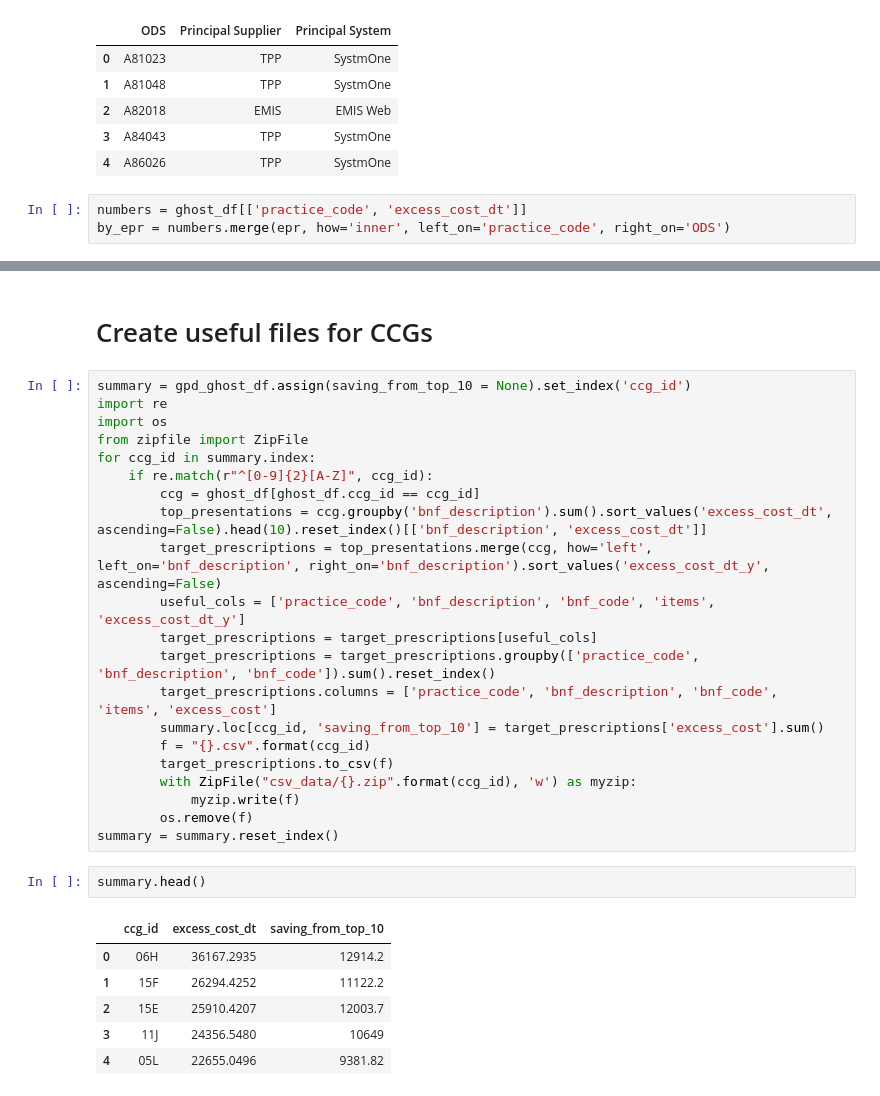
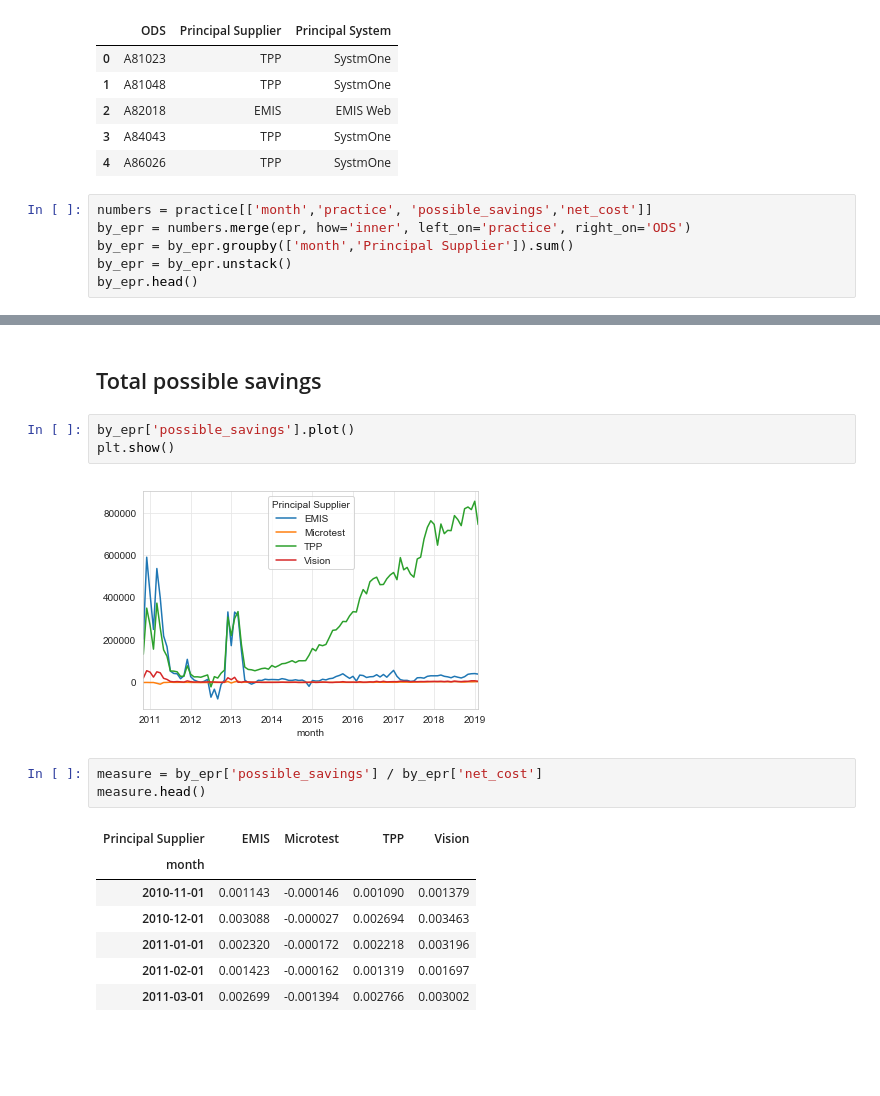
Before and after one commit to ebmdatalab/ghost_branded_generics_paper, a Jupyter notebook: Ghost Branded Generics.ipynb, the cells around one changed output, grey strips where cells are left out. Saved outputs shown, nothing was run; the diff lists cells and outputs as text; blank space fills up the shorter version.

```diff
--- a/Ghost Branded Generics.ipynb
+++ b/Ghost Branded Generics.ipynb
@@ -309,5 +148,8 @@ epr.head()
 | 3 | A84043 | TPP | SystmOne |
 | 4 | A86026 | TPP | SystmOne |
 # %%
-numbers = ghost_df[['practice_code', 'excess_cost_dt']]
-by_epr = numbers.merge(epr, how='inner', left_on='practice_code', right_on='ODS')
+numbers = practice[['month','practice', 'possible_savings','net_cost']]
+by_epr = numbers.merge(epr, how='inner', left_on='practice', right_on='ODS')
+by_epr = by_epr.groupby(['month','Principal Supplier']).sum()
+by_epr = by_epr.unstack()
+by_epr.head()
@@ -348,32 +165,18 @@ Text(0, 0.5, 'cost per install (£)')
-# %% [markdown]
-# Create useful files for CCGs
-# %%
-summary = gpd_ghost_df.assign(saving_from_top_10 = None).set_index('ccg_id')
-import re
-import os
-from zipfile import ZipFile
-for ccg_id in summary.index:
-    if re.match(r"^[0-9]{2}[A-Z]", ccg_id):
-        ccg = ghost_df[ghost_df.ccg_id == ccg_id]
-        top_presentations = ccg.groupby('bnf_description').sum().sort_values('excess_cost_dt', ascending=False).head(10).reset_index()[['bnf_description', 'excess_cost_dt']]
-        target_prescriptions = top_presentations.merge(ccg, how='left', left_on='bnf_description', right_on='bnf_description').sort_values('excess_cost_dt_y', ascending=False)
-        useful_cols = ['practice_code', 'bnf_description', 'bnf_code', 'items', 'excess_cost_dt_y']
-        target_prescriptions = target_prescriptions[useful_cols]
-        target_prescriptions = target_prescriptions.groupby(['practice_code', 'bnf_description', 'bnf_code']).sum().reset_index()
-        target_prescriptions.columns = ['practice_code', 'bnf_description', 'bnf_code', 'items', 'excess_cost']
-        summary.loc[ccg_id, 'saving_from_top_10'] = target_prescriptions['excess_cost'].sum()
-        f = "{}.csv".format(ccg_id)
-        target_prescriptions.to_csv(f)
-        with ZipFile("csv_data/{}.zip".format(ccg_id), 'w') as myzip:
-            myzip.write(f)
-        os.remove(f)
-summary = summary.reset_index()
-# %%
-summary.head()
-# %% [output]
-|  | ccg_id | excess_cost_dt | saving_from_top_10 |
-| 0 | 06H | 36167.2935 | 12914.2 |
-| 1 | 15F | 26294.4252 | 11122.2 |
-| 2 | 15E | 25910.4207 | 12003.7 |
-| 3 | 11J | 24356.5480 | 10649 |
-| 4 | 05L | 22655.0496 | 9381.82 |
+# %% [markdown]
+## Total possible savings
+# %%
+by_epr['possible_savings'].plot()
+plt.show()
+# %% [output]
+[figure, added]
+# %%
+measure = by_epr['possible_savings'] / by_epr['net_cost']
+measure.head()
+# %% [output]
+| Principal Supplier | EMIS | Microtest | TPP | Vision |
+| month |  |  |  |  |
+| 2010-11-01 | 0.001143 | -0.000146 | 0.001090 | 0.001379 |
+| 2010-12-01 | 0.003088 | -0.000027 | 0.002694 | 0.003463 |
+| 2011-01-01 | 0.002320 | -0.000172 | 0.002218 | 0.003196 |
+| 2011-02-01 | 0.001423 | -0.000162 | 0.001319 | 0.001697 |
+| 2011-03-01 | 0.002699 | -0.001394 | 0.002766 | 0.003002 |
```
Also changed, not shown: parts of 52 cells of this notebook.
